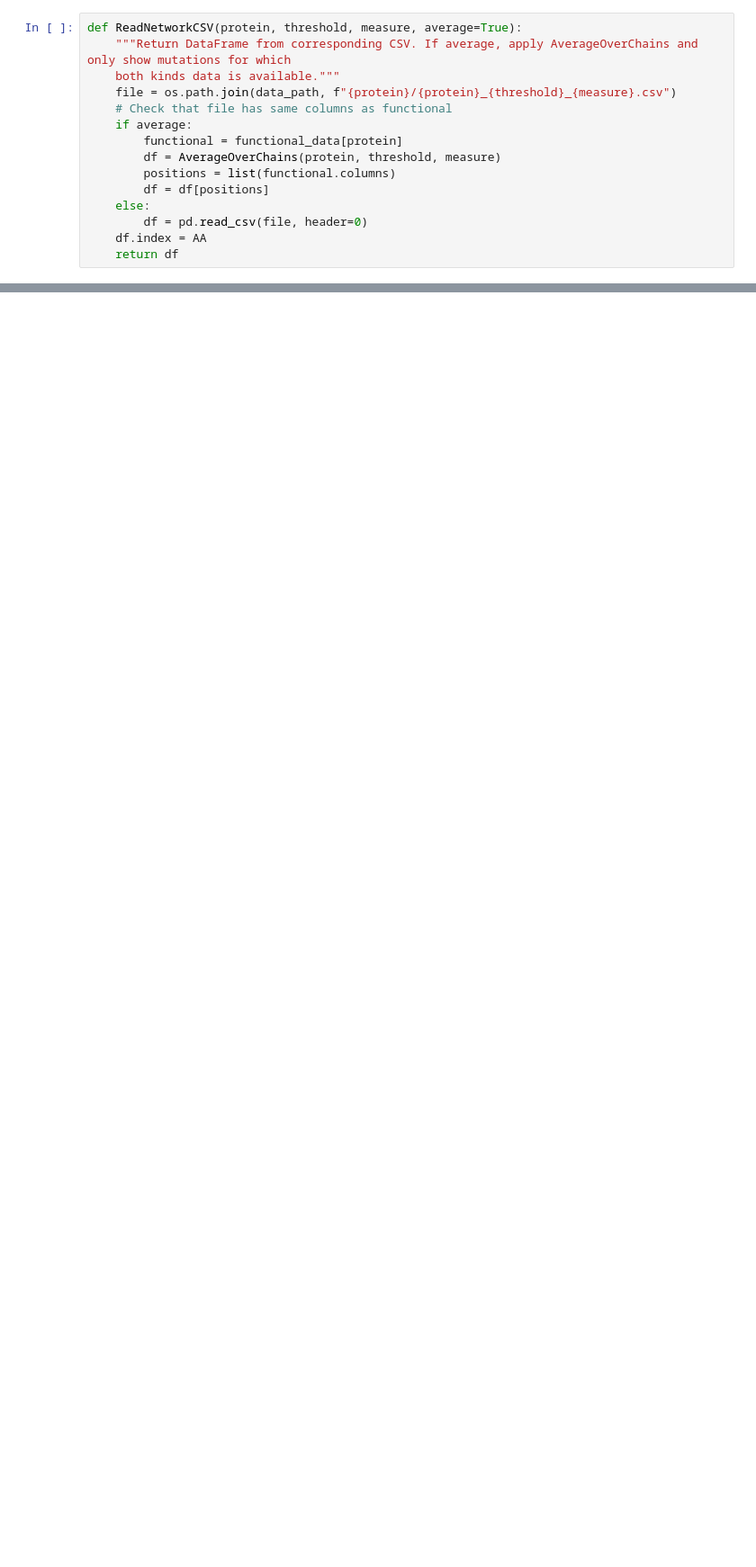
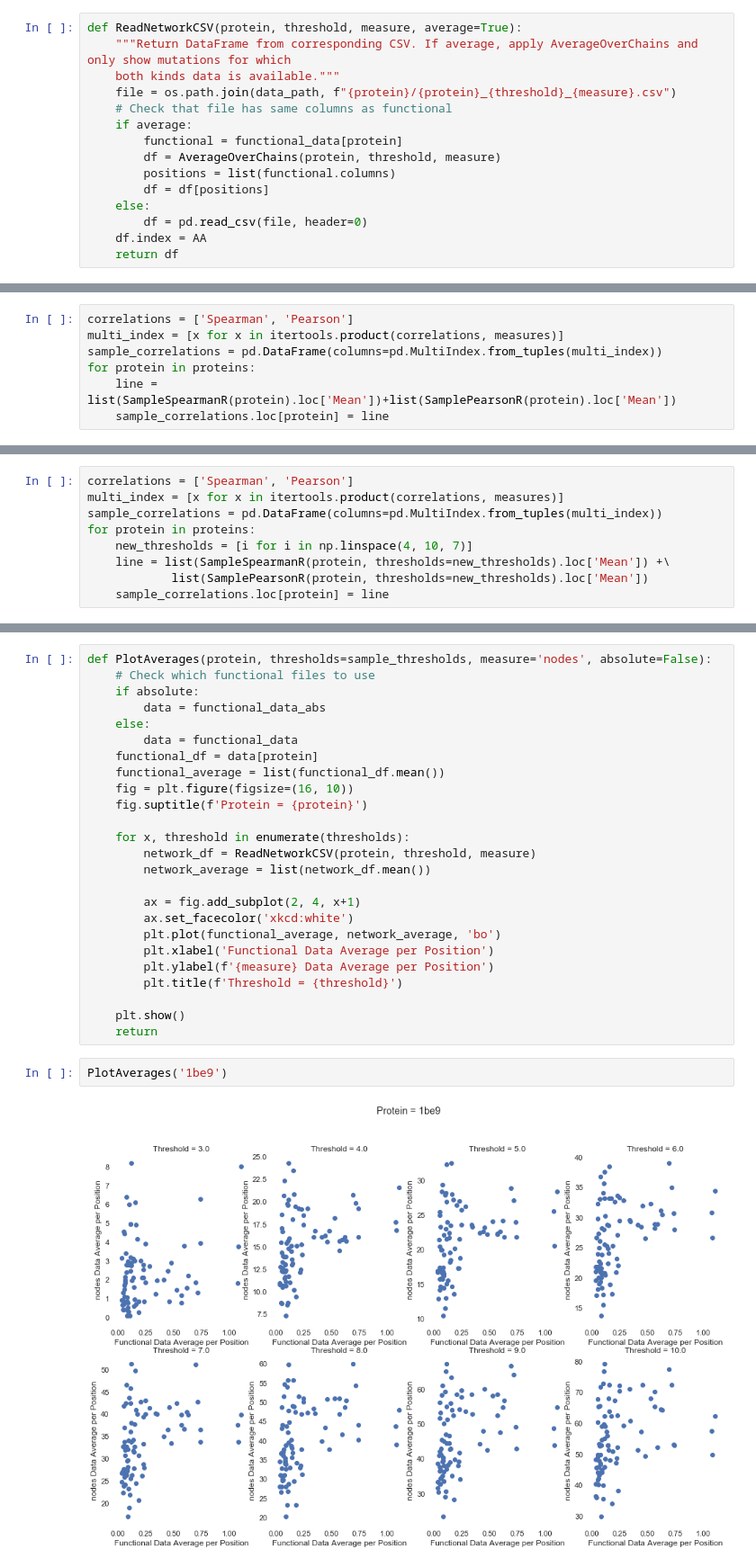
Before and after one commit to CrisSotomayor/perturbation-networks-get-data, a Jupyter notebook: data.ipynb, the cells around one changed output, grey strips where cells are left out. Shown at 90% size. Cells and saved outputs as stored; diff of their text form; blank space fills up the shorter version.

```diff
--- a/data.ipynb
+++ b/data.ipynb
@@ -326,0 +356,7 @@ SampleSpearmanR('1be9')
+# %%
+correlations = ['Spearman', 'Pearson']
+multi_index = [x for x in itertools.product(correlations, measures)]
+sample_correlations = pd.DataFrame(columns=pd.MultiIndex.from_tuples(multi_index))
+for protein in proteins:
+    line = list(SampleSpearmanR(protein).loc['Mean'])+list(SamplePearsonR(protein).loc['Mean'])
+    sample_correlations.loc[protein] = line
@@ -326,0 +373,9 @@ SampleSpearmanR('1be9')
+# %%
+correlations = ['Spearman', 'Pearson']
+multi_index = [x for x in itertools.product(correlations, measures)]
+sample_correlations = pd.DataFrame(columns=pd.MultiIndex.from_tuples(multi_index))
+for protein in proteins:
+    new_thresholds = [i for i in np.linspace(4, 10, 7)]
+    line = list(SampleSpearmanR(protein, thresholds=new_thresholds).loc['Mean']) +\
+            list(SamplePearsonR(protein, thresholds=new_thresholds).loc['Mean'])
+    sample_correlations.loc[protein] = line
@@ -339,0 +486,29 @@ SamplePearsonR('1be9')
+# %%
+def PlotAverages(protein, thresholds=sample_thresholds, measure='nodes', absolute=False):
+    # Check which functional files to use
+    if absolute:
+        data = functional_data_abs
+    else:
+        data = functional_data
+    functional_df = data[protein]
+    functional_average = list(functional_df.mean())
+    fig = plt.figure(figsize=(16, 10))
+    fig.suptitle(f'Protein = {protein}')
+
+    for x, threshold in enumerate(thresholds):
+        network_df = ReadNetworkCSV(protein, threshold, measure)
+        network_average = list(network_df.mean())
+
+        ax = fig.add_subplot(2, 4, x+1)
+        ax.set_facecolor('xkcd:white')
+        plt.plot(functional_average, network_average, 'bo')
+        plt.xlabel('Functional Data Average per Position')
+        plt.ylabel(f'{measure} Data Average per Position')
+        plt.title(f'Threshold = {threshold}')
+
+    plt.show()
+    return
+# %%
+PlotAverages('1be9')
+# %% [output]
+[figure, added]
```
Also changed, not shown: parts of 34 cells of this notebook.
